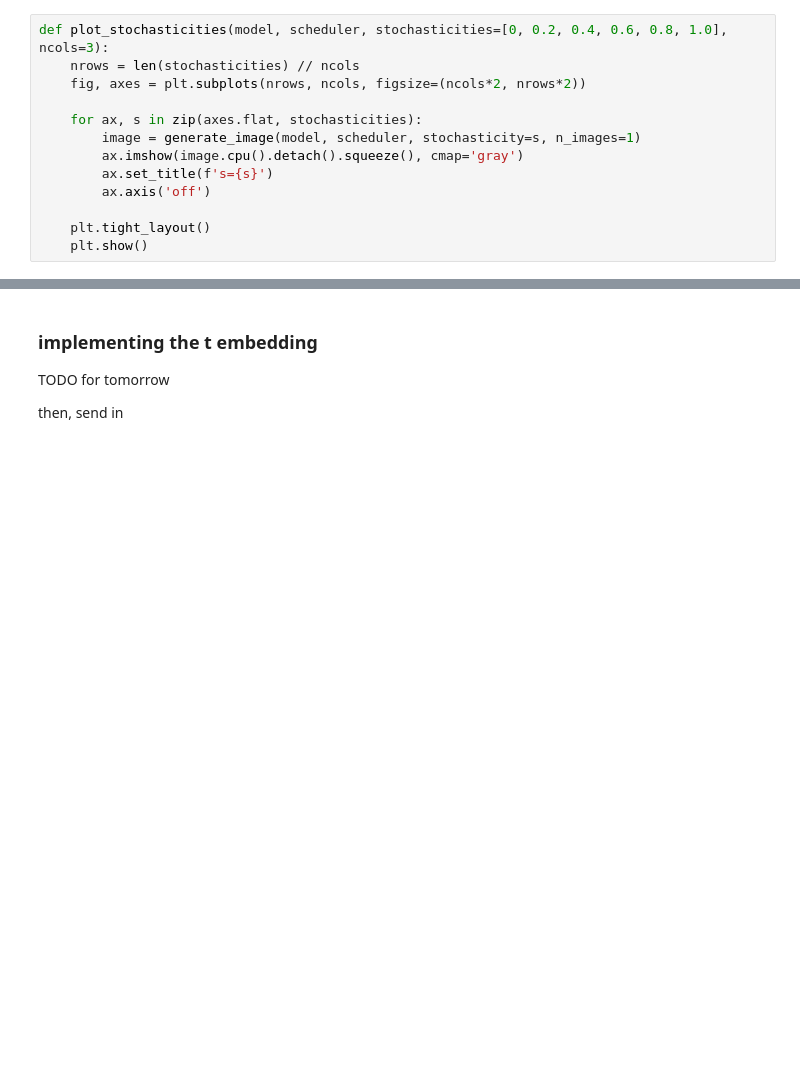
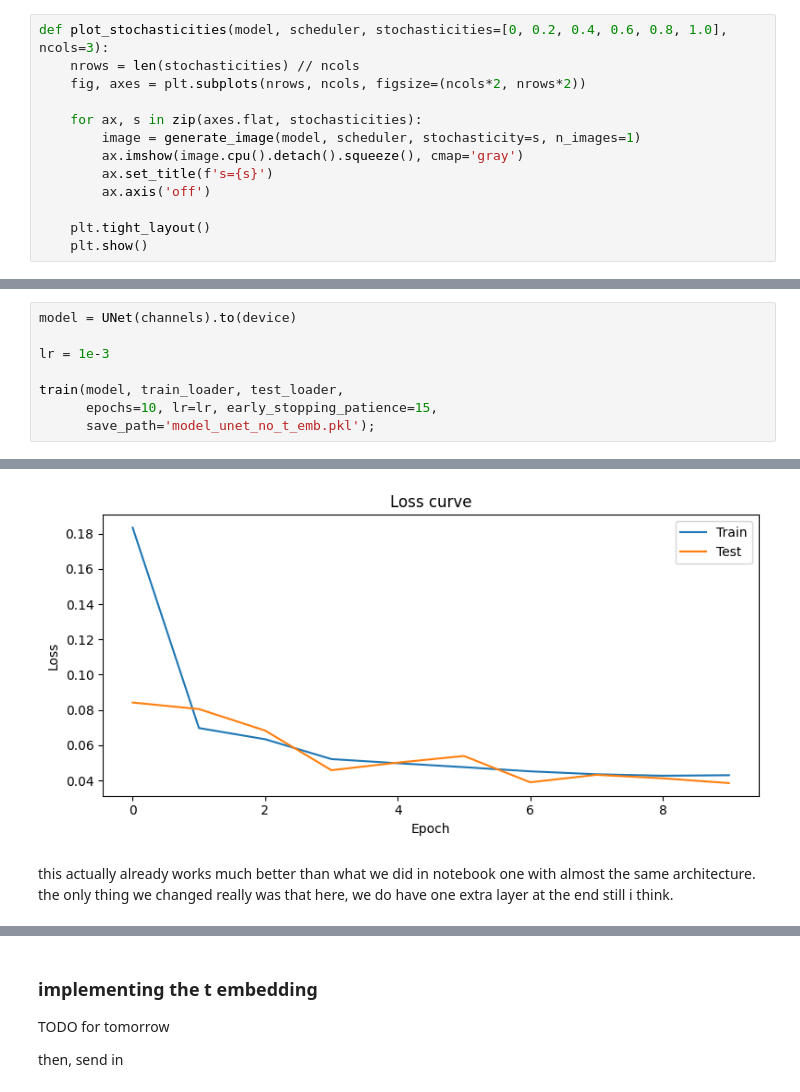
Before and after one commit to EliasAbele/diffusion-models-project, a Jupyter notebook: mnist_diffusion_part1_cleaned.ipynb, the cells around one changed output, grey strips where cells are left out. Saved outputs shown, nothing was run; the diff lists cells and outputs as text; blank space fills up the shorter version.

```diff
--- a/mnist_diffusion_part1_cleaned.ipynb
+++ b/mnist_diffusion_part1_cleaned.ipynb
@@ -362,0 +371,9 @@ plot_stochasticities(model,scheduler)
+# %%
+model = UNet(channels).to(device)
+
+lr = 1e-3
+
+train(model, train_loader, test_loader,
+      epochs=10, lr=lr, early_stopping_patience=15,
+      save_path='model_unet_no_t_emb.pkl');
+# %% [output]
@@ -362,0 +390,3 @@ plot_stochasticities(model,scheduler)
+[figure, added]
+# %% [markdown]
+this actually already works much better than what we did in notebook one with almost the same architecture. the only thing we changed really was that here, we do have one extra layer at the end still i think.
```
Also changed, not shown: parts of 18 cells of this notebook, 6 other files.
